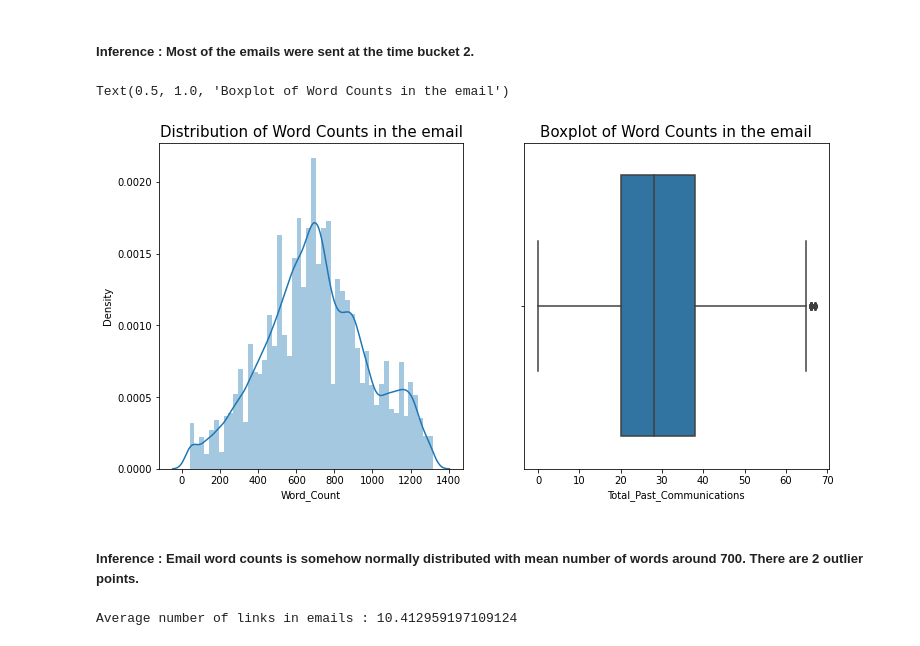
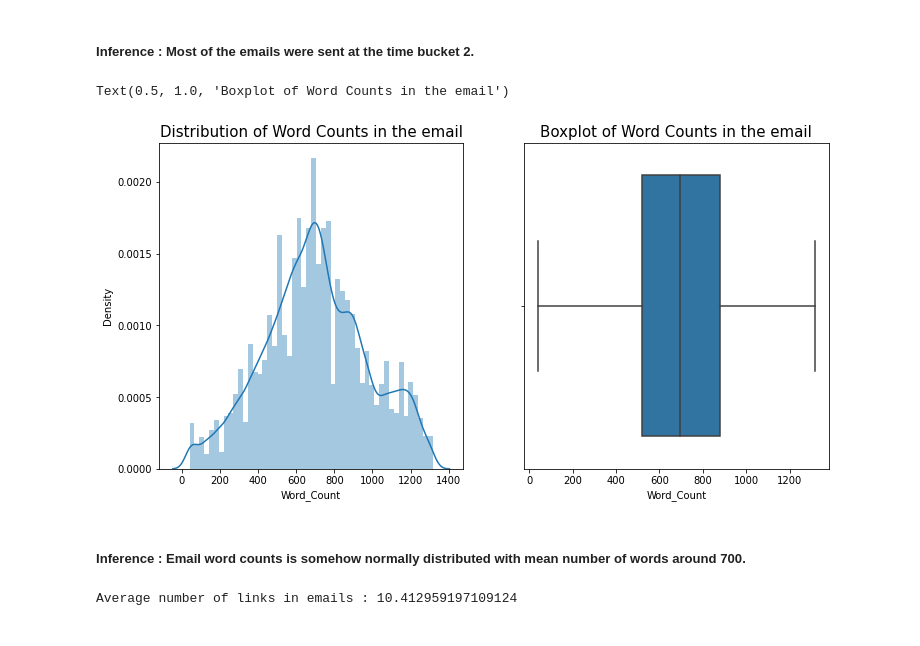
Before and after one commit to Subhajit53/Email-Campaign-Effectiveness-Prediction, a Jupyter notebook: Email_Campaign_Effectiveness_Prediction.ipynb, the cells around one changed output. Saved outputs shown, nothing was run; the diff lists cells and outputs as text; code cells hidden in the pictures.

```diff
--- a/Email_Campaign_Effectiveness_Prediction.ipynb
+++ b/Email_Campaign_Effectiveness_Prediction.ipynb
@@ -65,5 +65,5 @@ drive.mount('/content/drive')
 Drive already mounted at /content/drive; to attempt to forcibly remount, call drive.mount("/content/drive", force_remount=True).
 # %%
 # Reading the dataset
-df = pd.read_csv('/content/drive/MyDrive/Classification Project/Copy of data_email_campaign.csv', index_col='Email_ID')
+df = pd.read_csv('/content/drive/MyDrive/Classification Project/data_email_campaign.csv', index_col='Email_ID')
 # %%
@@ -310,19 +310,19 @@ Text(0.5, 1.0, 'Bar plot showing time of the email sent')
 # %%
 # Plotting histogram for Word_Count
 plt.figure(figsize=(12,6))
 
 plt.subplot(1,2,1)
 sns.distplot(df['Word_Count'])
 plt.title('Distribution of Word Counts in the email', fontsize=15)
 
 plt.subplot(1,2,2)
-sns.boxplot(df['Total_Past_Communications'])
+sns.boxplot(df['Word_Count'])
 plt.title('Boxplot of Word Counts in the email', fontsize=15)
 # %% [output]
 Text(0.5, 1.0, 'Boxplot of Word Counts in the email')
-[figure, old version]
+[figure, new version]
 # %% [markdown]
-##### **Inference :** Email word counts is somehow normally distributed with mean number of words around 700. There are 2 outlier points.
+##### **Inference :** Email word counts is somehow normally distributed with mean number of words around 700.
 # %%
 # Plotting histogram and Boxplot for Total_Links
 plt.figure(figsize=(12,6))
```
Also changed, not shown: parts of 5 cells of this notebook.
